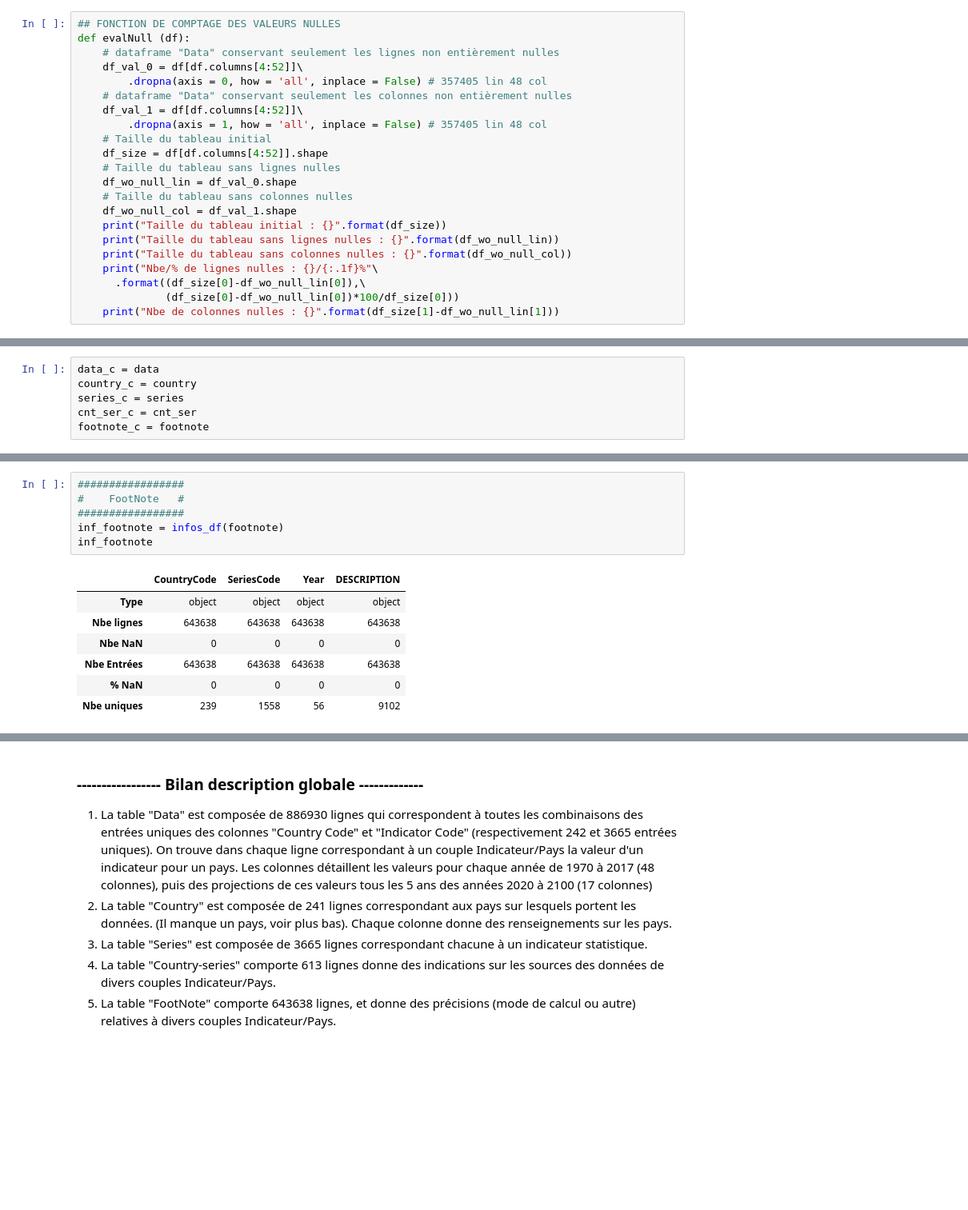
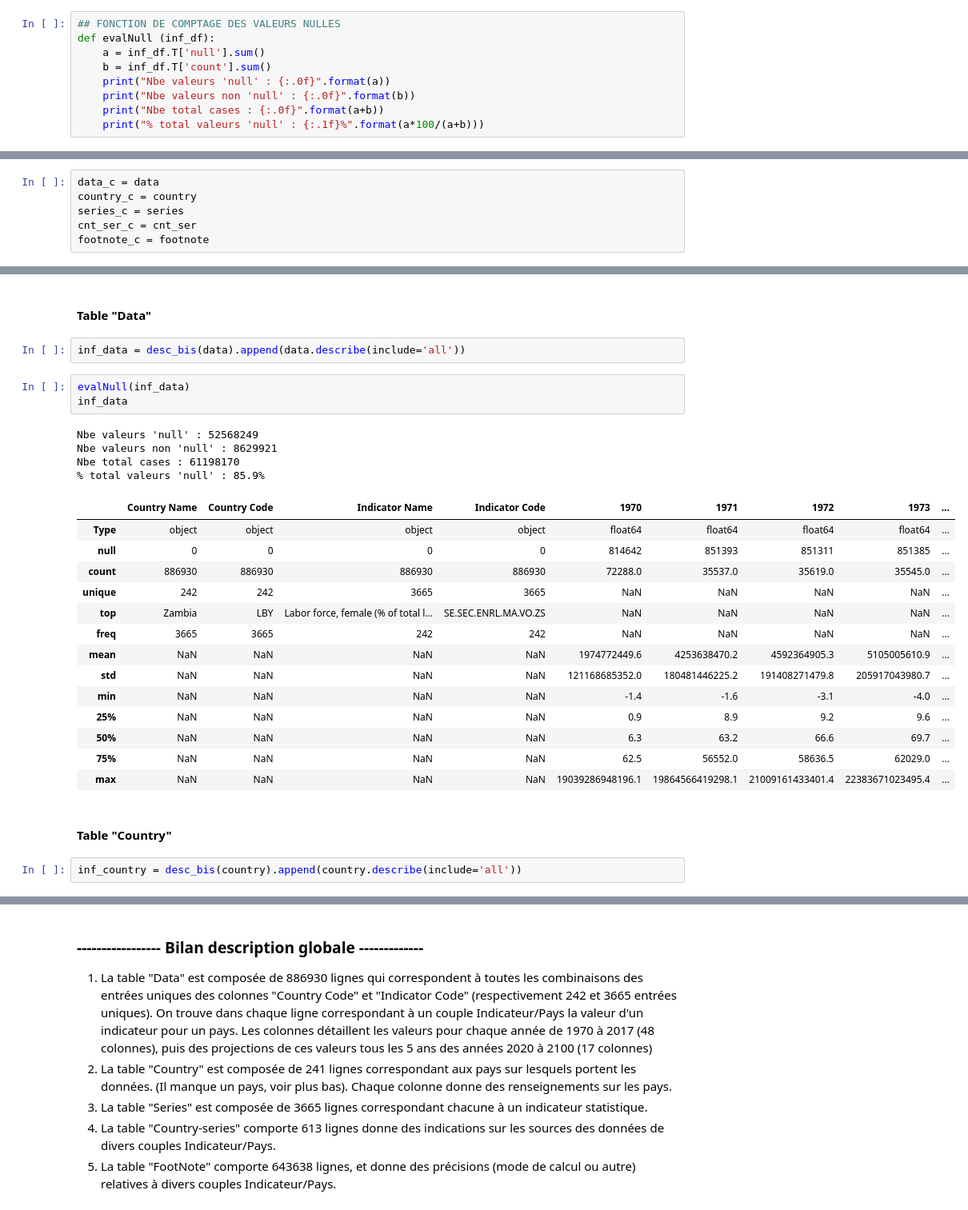
Before and after one commit to SmellyArmure/OC_DS_Project2, a Jupyter notebook: NOTEBOOK/P2-DataSystEd.ipynb, the cells around one changed output, grey strips where cells are left out. Shown at 80% size. Drawn from its saved outputs; the diff is of its cells as text; blank space fills up the shorter version.

```diff
--- a/NOTEBOOK/P2-DataSystEd.ipynb
+++ b/NOTEBOOK/P2-DataSystEd.ipynb
@@ -77,25 +97,12 @@ def infos_lign (df):
     return infos
-# %%
-## FONCTION DE COMPTAGE DES VALEURS NULLES
-def evalNull (df):
-    # dataframe "Data" conservant seulement les lignes non entièrement nulles
-    df_val_0 = df[df.columns[4:52]]\
-        .dropna(axis = 0, how = 'all', inplace = False) # 357405 lin 48 col
-    # dataframe "Data" conservant seulement les colonnes non entièrement nulles
-    df_val_1 = df[df.columns[4:52]]\
-        .dropna(axis = 1, how = 'all', inplace = False) # 357405 lin 48 col
-    # Taille du tableau initial
-    df_size = df[df.columns[4:52]].shape
-    # Taille du tableau sans lignes nulles
-    df_wo_null_lin = df_val_0.shape
-    # Taille du tableau sans colonnes nulles
-    df_wo_null_col = df_val_1.shape
-    print("Taille du tableau initial : {}".format(df_size))
-    print("Taille du tableau sans lignes nulles : {}".format(df_wo_null_lin))
-    print("Taille du tableau sans colonnes nulles : {}".format(df_wo_null_col))
-    print("Nbe/% de lignes nulles : {}/{:.1f}%"\
-      .format((df_size[0]-df_wo_null_lin[0]),\
-              (df_size[0]-df_wo_null_lin[0])*100/df_size[0]))
-    print("Nbe de colonnes nulles : {}".format(df_size[1]-df_wo_null_lin[1]))
+# %%
+## FONCTION DE COMPTAGE DES VALEURS NULLES
+def evalNull (inf_df):
+    a = inf_df.T['null'].sum()
+    b = inf_df.T['count'].sum()
+    print("Nbe valeurs 'null' : {:.0f}".format(a))
+    print("Nbe valeurs non 'null' : {:.0f}".format(b))
+    print("Nbe total cases : {:.0f}".format(a+b))
+    print("% total valeurs 'null' : {:.1f}%".format(a*100/(a+b)))
 # %%
 ## FONCTION D'AFFICHAGE
@@ -244,14 +169,30 @@ inf_cnt_ser
-# %%
-#################
-#    FootNote   #
-#################
-inf_footnote = infos_df(footnote)
-inf_footnote
-# %% [output]
-|  | CountryCode | SeriesCode | Year | DESCRIPTION |
-| Type | object | object | object | object |
-| Nbe lignes | 643638 | 643638 | 643638 | 643638 |
-| Nbe NaN | 0 | 0 | 0 | 0 |
-| Nbe Entrées | 643638 | 643638 | 643638 | 643638 |
-| % NaN | 0 | 0 | 0 | 0 |
-| Nbe uniques | 239 | 1558 | 56 | 9102 |
+# %% [markdown]
+#### Table "Data"
+# %%
+inf_data = desc_bis(data).append(data.describe(include='all'))
+# %%
+evalNull(inf_data)
+inf_data
+# %% [output]
+Nbe valeurs 'null' : 52568249
+Nbe valeurs non 'null' : 8629921
+Nbe total cases : 61198170
+% total valeurs 'null' : 85.9%
+|  | Country Name | Country Code | Indicator Name | Indicator Code | 1970 | 1971 | 1972 | 1973 | ... |
+| Type | object | object | object | object | float64 | float64 | float64 | float64 | ... |
+| null | 0 | 0 | 0 | 0 | 814642 | 851393 | 851311 | 851385 | ... |
+| count | 886930 | 886930 | 886930 | 886930 | 72288.0 | 35537.0 | 35619.0 | 35545.0 | ... |
+| unique | 242 | 242 | 3665 | 3665 | NaN | NaN | NaN | NaN | ... |
+| top | Zambia | LBY | Labor force, female (% of total l... | SE.SEC.ENRL.MA.VO.ZS | NaN | NaN | NaN | NaN | ... |
+| freq | 3665 | 3665 | 242 | 242 | NaN | NaN | NaN | NaN | ... |
+| mean | NaN | NaN | NaN | NaN | 1974772449.6 | 4253638470.2 | 4592364905.3 | 5105005610.9 | ... |
+| std | NaN | NaN | NaN | NaN | 121168685352.0 | 180481446225.2 | 191408271479.8 | 205917043980.7 | ... |
+| min | NaN | NaN | NaN | NaN | -1.4 | -1.6 | -3.1 | -4.0 | ... |
+| 25% | NaN | NaN | NaN | NaN | 0.9 | 8.9 | 9.2 | 9.6 | ... |
+| 50% | NaN | NaN | NaN | NaN | 6.3 | 63.2 | 66.6 | 69.7 | ... |
+| 75% | NaN | NaN | NaN | NaN | 62.5 | 56552.0 | 58636.5 | 62029.0 | ... |
+| max | NaN | NaN | NaN | NaN | 19039286948196.1 | 19864566419298.1 | 21009161433401.4 | 22383671023495.4 | ... |
+# %% [markdown]
+#### Table "Country"
+# %%
+inf_country = desc_bis(country).append(country.describe(include='all'))
```
Also changed, not shown: parts of 50 cells of this notebook.
